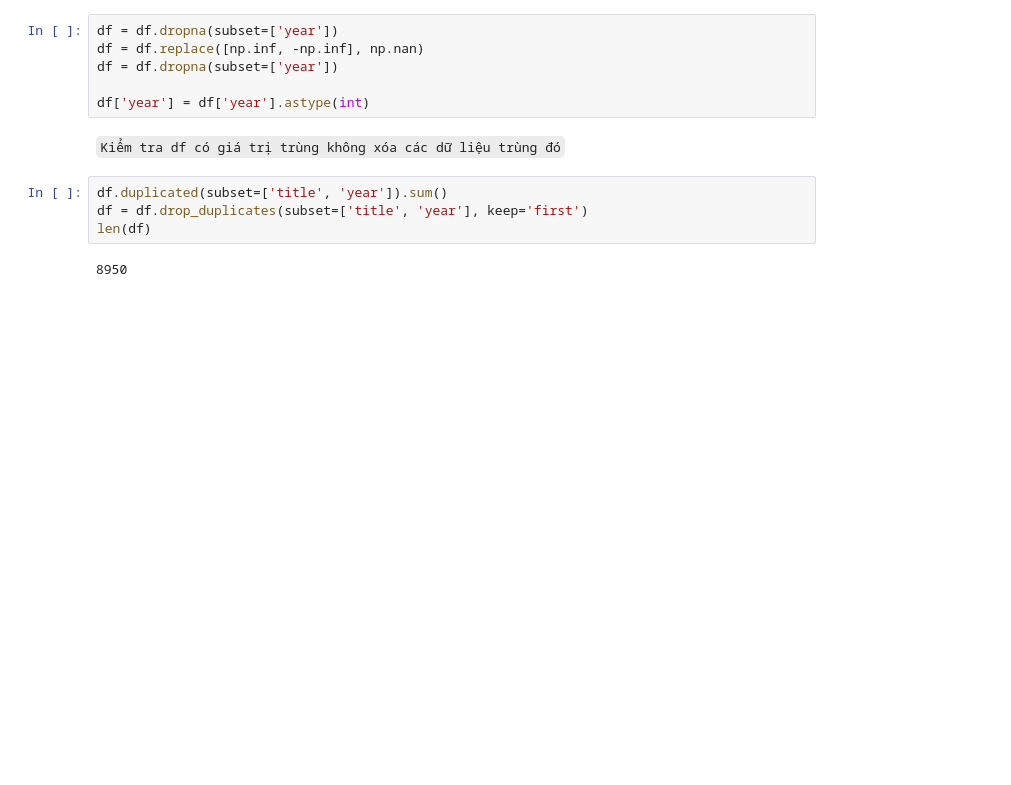
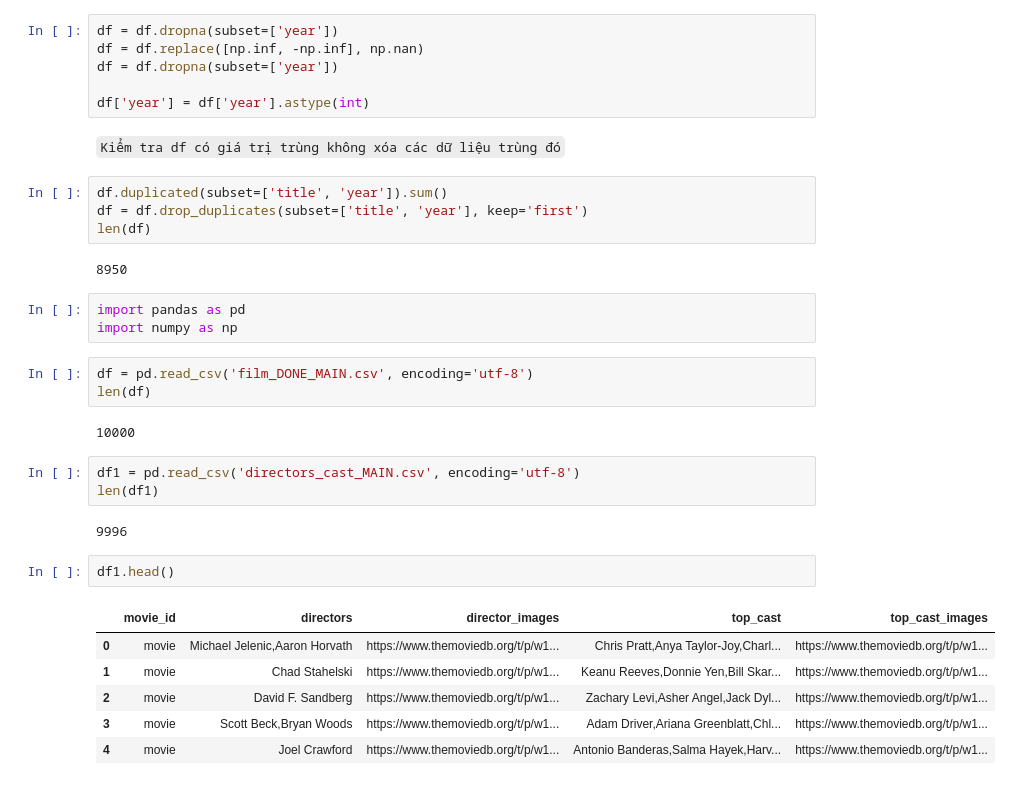
Before and after one commit to truongvanthong/Project-Movie-App, a Jupyter notebook: movie/crawl_Data.ipynb, the cells around one changed output. Cells and saved outputs as stored; diff of their text form; blank space fills up the shorter version.

```diff
--- a/movie/crawl_Data.ipynb
+++ b/movie/crawl_Data.ipynb
@@ -235,3 +221,25 @@ df = df.drop_duplicates(subset=['title', 'year'], keep='first')
 len(df)
 # %% [output]
 8950
+# %%
+import pandas as pd
+import numpy as np
+# %%
+df = pd.read_csv('film_DONE_MAIN.csv', encoding='utf-8')
+len(df)
+# %% [output]
+10000
+# %%
+df1 = pd.read_csv('directors_cast_MAIN.csv', encoding='utf-8')
+len(df1)
+# %% [output]
+9996
+# %%
+df1.head()
+# %% [output]
+|  | movie_id | directors | director_images | top_cast | top_cast_images |
+| 0 | movie | Michael Jelenic,Aaron Horvath | https://www.themoviedb.org/t/p/w1... | Chris Pratt,Anya Taylor-Joy,Charl... | https://www.themoviedb.org/t/p/w1... |
+| 1 | movie | Chad Stahelski | https://www.themoviedb.org/t/p/w1... | Keanu Reeves,Donnie Yen,Bill Skar... | https://www.themoviedb.org/t/p/w1... |
+| 2 | movie | David F. Sandberg | https://www.themoviedb.org/t/p/w1... | Zachary Levi,Asher Angel,Jack Dyl... | https://www.themoviedb.org/t/p/w1... |
+| 3 | movie | Scott Beck,Bryan Woods | https://www.themoviedb.org/t/p/w1... | Adam Driver,Ariana Greenblatt,Chl... | https://www.themoviedb.org/t/p/w1... |
+| 4 | movie | Joel Crawford | https://www.themoviedb.org/t/p/w1... | Antonio Banderas,Salma Hayek,Harv... | https://www.themoviedb.org/t/p/w1... |
```
Also changed, not shown: parts of 24 cells of this notebook, 24 other files.
